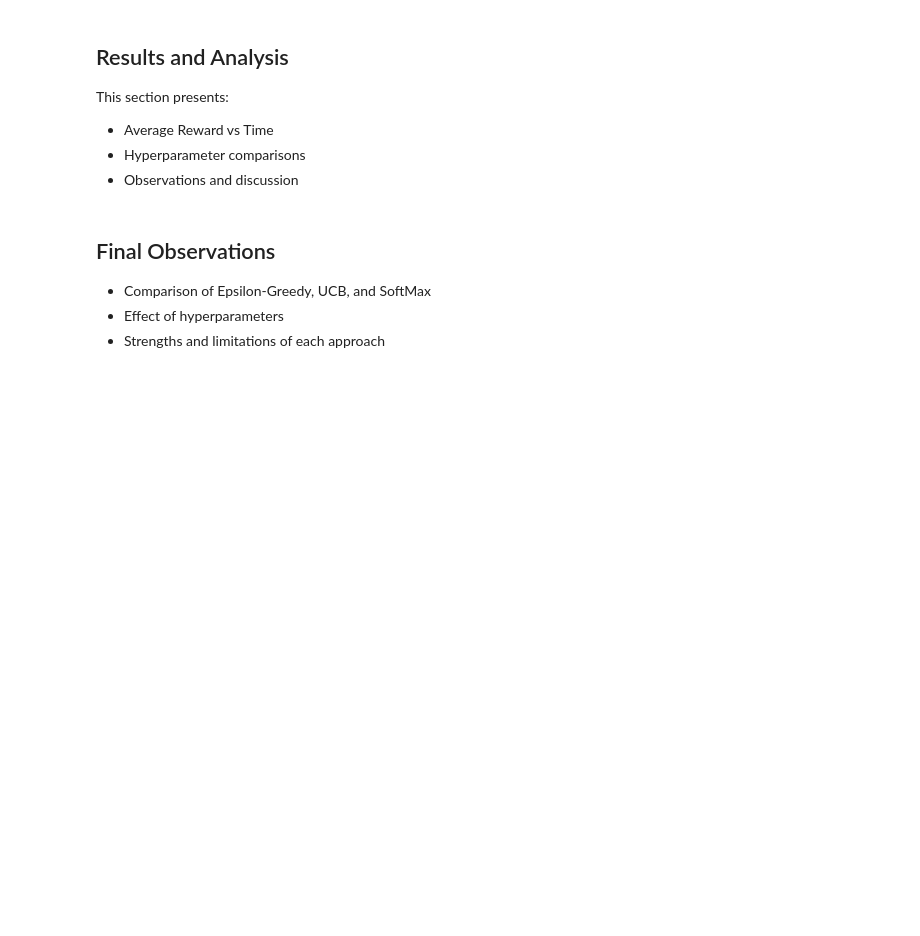
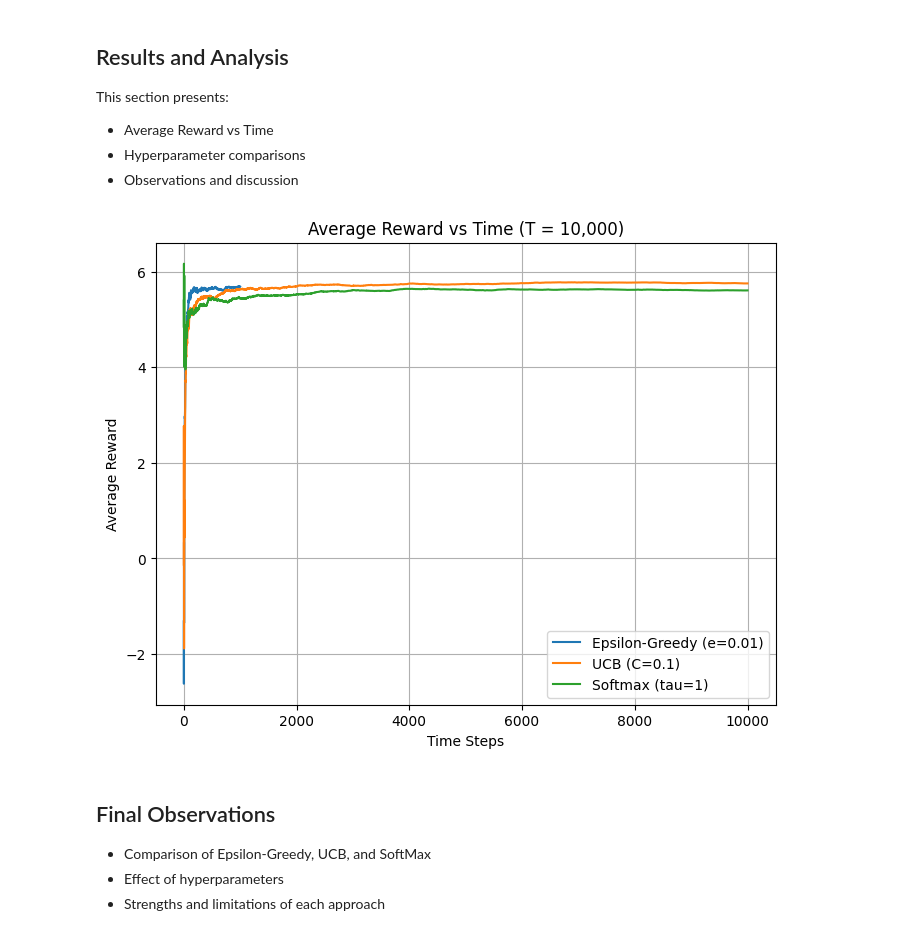
Before and after one commit to IshitaR0/IshitaRathore-lab3-contextual-bandit, a Jupyter notebook: lab3_results_U20230044.ipynb, the cells around one changed output. Cells and saved outputs as stored; diff of their text form; code cells hidden in the pictures; blank space fills up the shorter version.

```diff
--- a/lab3_results_U20230044.ipynb
+++ b/lab3_results_U20230044.ipynb
@@ -193,0 +437,8 @@ This section implements the SoftMax strategy with temperature $ \tau = 1$.
+# %%
+Q_values_softmax, avg_reward_softmax, reward_curve_softmax = run_softmax()
+
+print("Softmax (tau = 1)")
+print(f"Average Reward: {avg_reward_softmax:.4f}")
+print("Estimated Reward Table:")
+print(Q_values_softmax)
+print("-" * 40)
@@ -204,6 +583,23 @@ This section presents:
 - Average Reward vs Time
 - Hyperparameter comparisons
 - Observations and discussion
+# %%
+plt.figure(figsize=(8,6))
+
+plt.plot(results[best_epsilon]["curve"], label=f"Epsilon-Greedy (e={best_epsilon})")
+plt.plot(results_ucb[best_C]["curve"], label=f"UCB (C={best_C})")
+plt.plot(reward_curve_softmax, label="Softmax (tau=1)")
+
+plt.xlabel("Time Steps")
+plt.ylabel("Average Reward")
+plt.title("Average Reward vs Time (T = 10,000)")
+plt.legend()
+plt.grid(True)
+plt.show()
+
+# --------------------------------------------------------x-----------------------------------------------------------
+# %% [output]
+[figure, added]
 # %% [markdown]
 ## Final Observations
 
```
Also changed, not shown: parts of 17 cells of this notebook, 1 other file.
